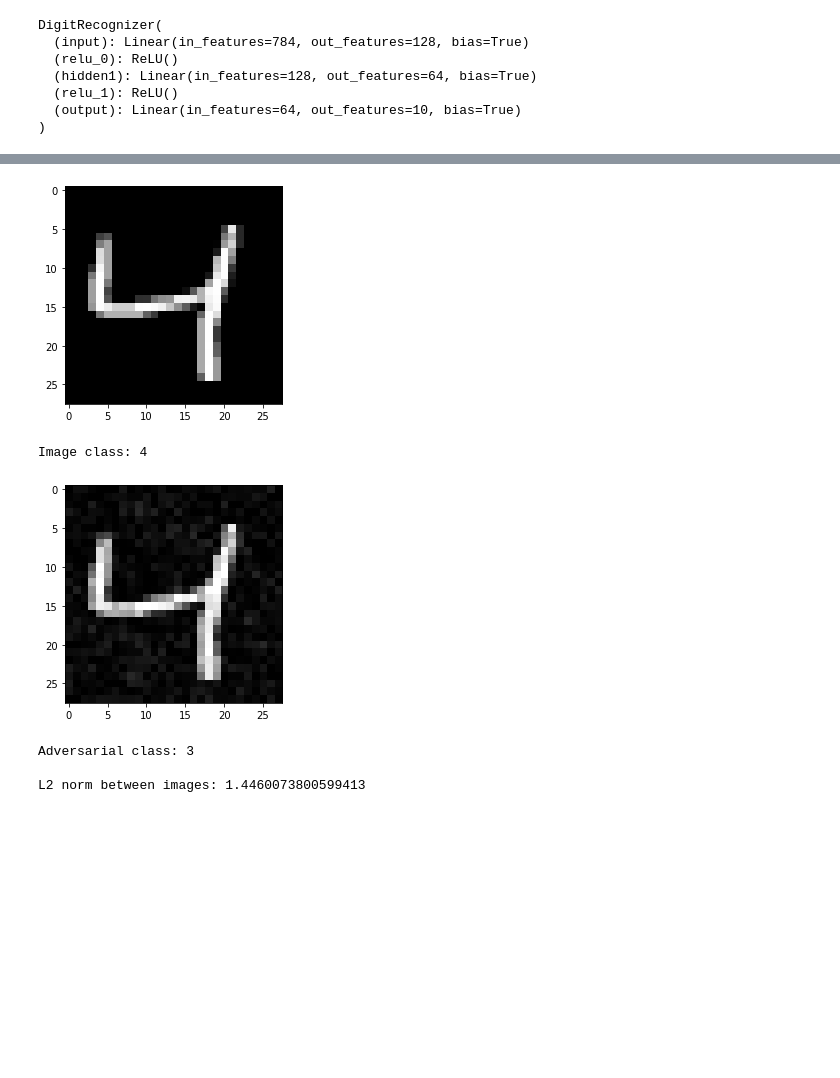
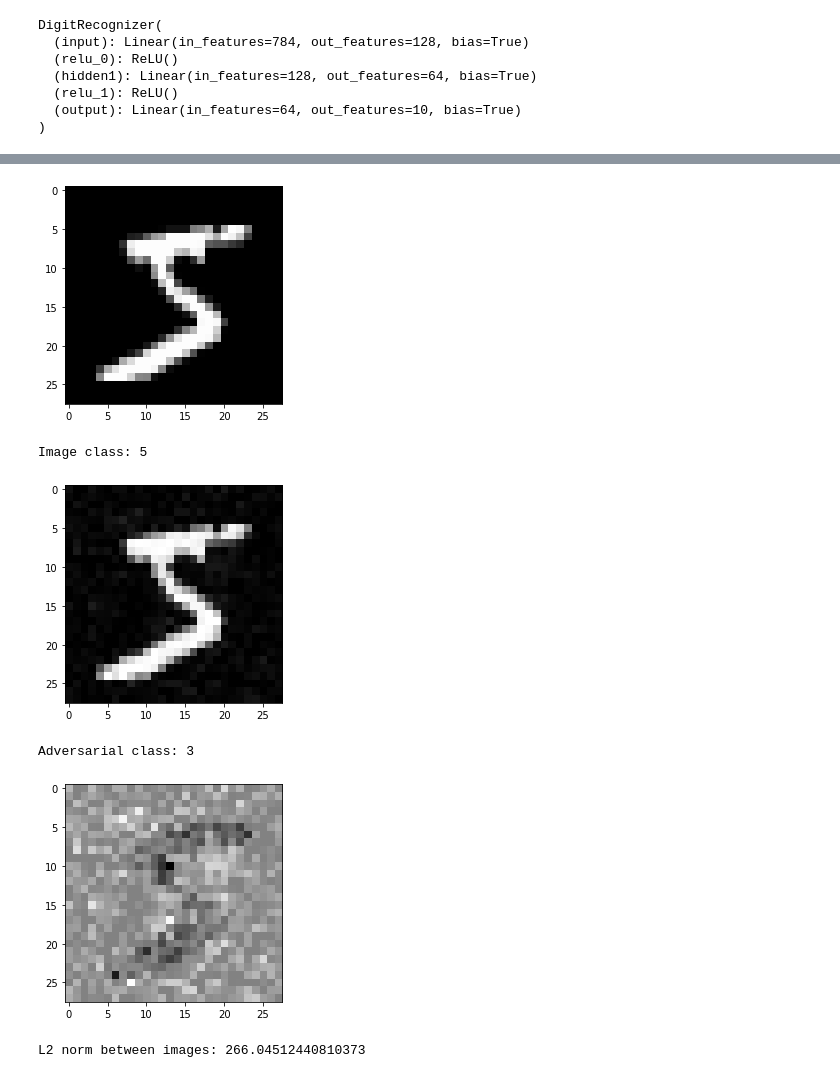
Before and after one commit to BenBadnani/Boundary-Attacks, a Jupyter notebook: boundary_attack.ipynb, the cells around one changed output, grey strips where cells are left out. Saved outputs shown, nothing was run; the diff lists cells and outputs as text; code cells hidden in the pictures; blank space fills up the shorter version.

```diff
--- a/boundary_attack.ipynb
+++ b/boundary_attack.ipynb
@@ -47,8 +48,7 @@ DigitRecognizer(
   (output): Linear(in_features=64, out_features=10, bias=True)
 )
 # %%
-epsilon_upper= 0
-
+epsilon_upper = 0
 def eval_model(model, images):
     images = images.astype(np.float32)
     images = torch.from_numpy(images)
@@ -64,7 +64,7 @@ def is_adversarial(oracle, target_class, image):
 
 def initial_adversarial(target_, advesarial_criterion):
     while True:
-        random_pertubation = np.random.uniform(0, 1,size = (28,28))
+        random_pertubation = np.random.uniform(0,255,size = (28,28)).astype(np.float32)
         if advesarial_criterion(random_pertubation):
             return random_pertubation
 
@@ -80,7 +80,7 @@ def orthogonal_pertubation(target_, pertubation, delta):
     new_pertubation *= delta * np.linalg.norm(pertubation - target_)
     new_pertubation += pertubation
     # condition 1
-    new_pertubation = new_pertubation.clip(0,1)
+    new_pertubation = new_pertubation.clip(0,255)
     #projecting onto sphere
     new_pertubation -= target_
     new_pertubation /= np.linalg.norm(new_pertubation)
@@ -107,15 +107,13 @@ def adaptive_epsilon_descent(target, is_adversarial_fn, adversarial_img):
     epsilon_lower = 1
     epsilon_upper = 0
     epsilon = (epsilon_lower + epsilon_upper)/2
-    while abs(epsilon - epsilon_lower) > .01 or abs(epsilon - epsilon_upper) > .01:
-    #for i in range(10000):
+    while abs(epsilon - epsilon_upper) > .0001:
         epsilon = (epsilon_lower + epsilon_upper)/2
         new_pertubation = adversarial_img - ((adversarial_img - target) * epsilon)
         if is_adversarial_fn(new_pertubation):
             epsilon_upper = epsilon
         else:
             epsilon_lower = epsilon
-
     new_pertubation = adversarial_img - ((adversarial_img - target) * epsilon_upper)
     return new_pertubation
 
@@ -140,9 +138,14 @@ def boundary_attack(model, oracle, target_, target_class, k):
     # initial adversarial
     adversarial_img = initial_adversarial(target_, oracle_)
 
+    plt.imshow(adversarial_img, cmap="gray")
+    plt.show()
+
     # initial descent
     adversarial_img = adaptive_epsilon_descent_(adversarial_img)
 
+    plt.imshow(adversarial_img, cmap="gray")
+    plt.show()
 
     count = 0
     for i in tqdm(range(k)):
@@ -157,6 +160,9 @@ def boundary_attack(model, oracle, target_, target_class, k):
             adversarial_img = temp_adversarial_img
             print(f'{epsilon_upper=}')
             count += 1
+
+    plt.imshow(adversarial_img, cmap="gray")
+    plt.show()
     return adversarial_img
 # %%
 def return_target_img(class_num, num):
@@ -167,7 +173,7 @@ def return_target_img(class_num, num):
         if len(temp)==num:
             return temp
 # %%
-target = return_target_img(4, 1)[0]
+target = return_target_img(5, 1)[0] * 255
 # %%
 %matplotlib inline
 target = target.numpy().reshape((28,28))
@@ -182,3 +188,3 @@ target_class=4
 # %%
-final = boundary_attack(model, eval_model, target, target_class, 1000)
+final = boundary_attack(model, eval_model, target, target_class, 10000)
 # %% [output]
@@ -202,21 +211,23 @@ epsilon_upper=0.015625
 # %%
 %matplotlib inline
 
 plt.imshow(target, cmap="gray")
 plt.show()
 print(f'Image class: {eval_model(model, target)}')
 
 
 plt.imshow(final, cmap="gray")
 plt.show()
 print(f'Adversarial class: {eval_model(model, final)} \n')
 
 
+plt.imshow(final - target, cmap="gray")
+plt.show()
 print(f'L2 norm between images: {np.linalg.norm(final -  target) }')
 # %% [output]
-[figure, old version]
+[figure, new version]
-Image class: 4
+Image class: 5
-[figure, old version]
+[figure, new version]
 Adversarial class: 3
-
-L2 norm between images: 1.4460073800599413
+[figure, added]
+L2 norm between images: 266.04512440810373
```
Also changed, not shown: parts of 22 cells of this notebook.
